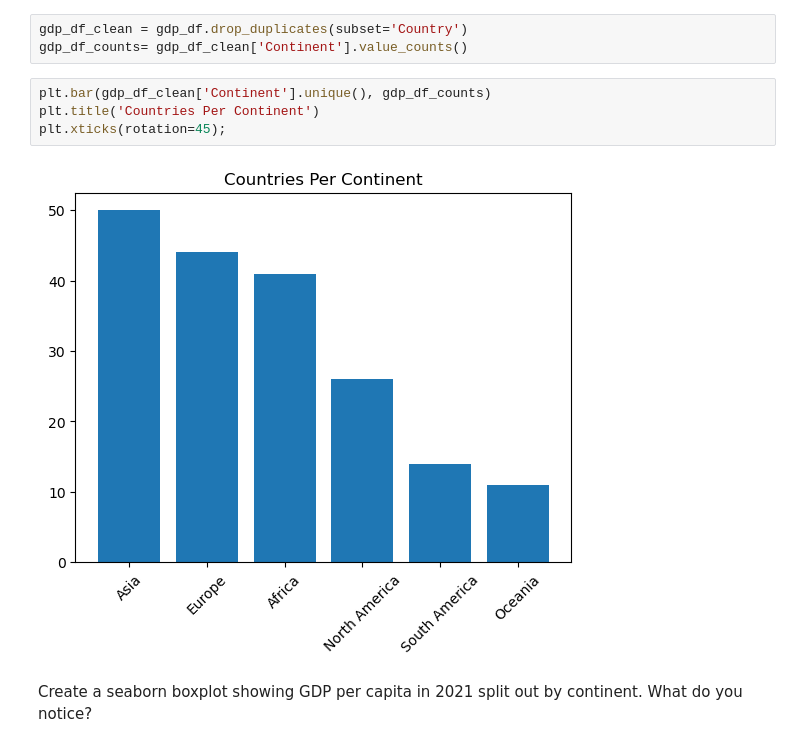
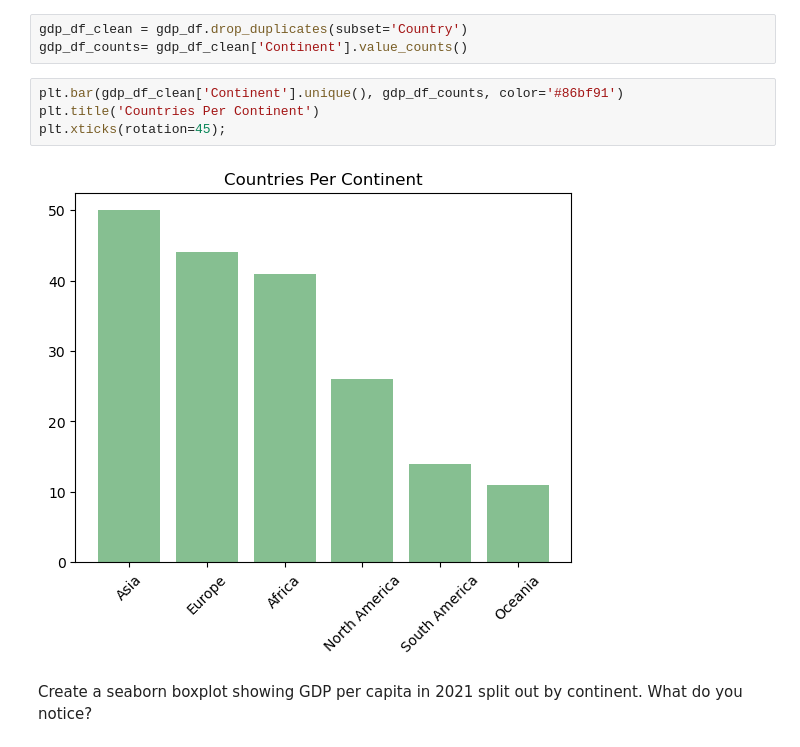
Before and after one commit to nss-data-science-cohort-8/un-exploration-Mythical-clj, a Jupyter notebook: notebooks/UN_Data_Exploration.ipynb, the cells around one changed output. Saved outputs shown, nothing was run; the diff lists cells and outputs as text.

Commit message:
Finished all questions, Now cleaning up visuals a lot 10/12/24.

```diff
--- a/notebooks/UN_Data_Exploration.ipynb
+++ b/notebooks/UN_Data_Exploration.ipynb
@@ -200,11 +208,11 @@ array([1585, 1372, 1297,  840,  436,  363], dtype=int64)
 gdp_df_clean = gdp_df.drop_duplicates(subset='Country')
 gdp_df_counts= gdp_df_clean['Continent'].value_counts()
 # %%
-plt.bar(gdp_df_clean['Continent'].unique(), gdp_df_counts)
+plt.bar(gdp_df_clean['Continent'].unique(), gdp_df_counts, color='#86bf91')
 plt.title('Countries Per Continent')
 plt.xticks(rotation=45);
 # %% [output]
-[figure, old version]
+[figure, new version]
 # %% [markdown]
 Create a seaborn boxplot showing GDP per capita in 2021 split out by continent. What do you notice?
 # %%
```
Also changed, not shown: parts of 15 cells of this notebook.
